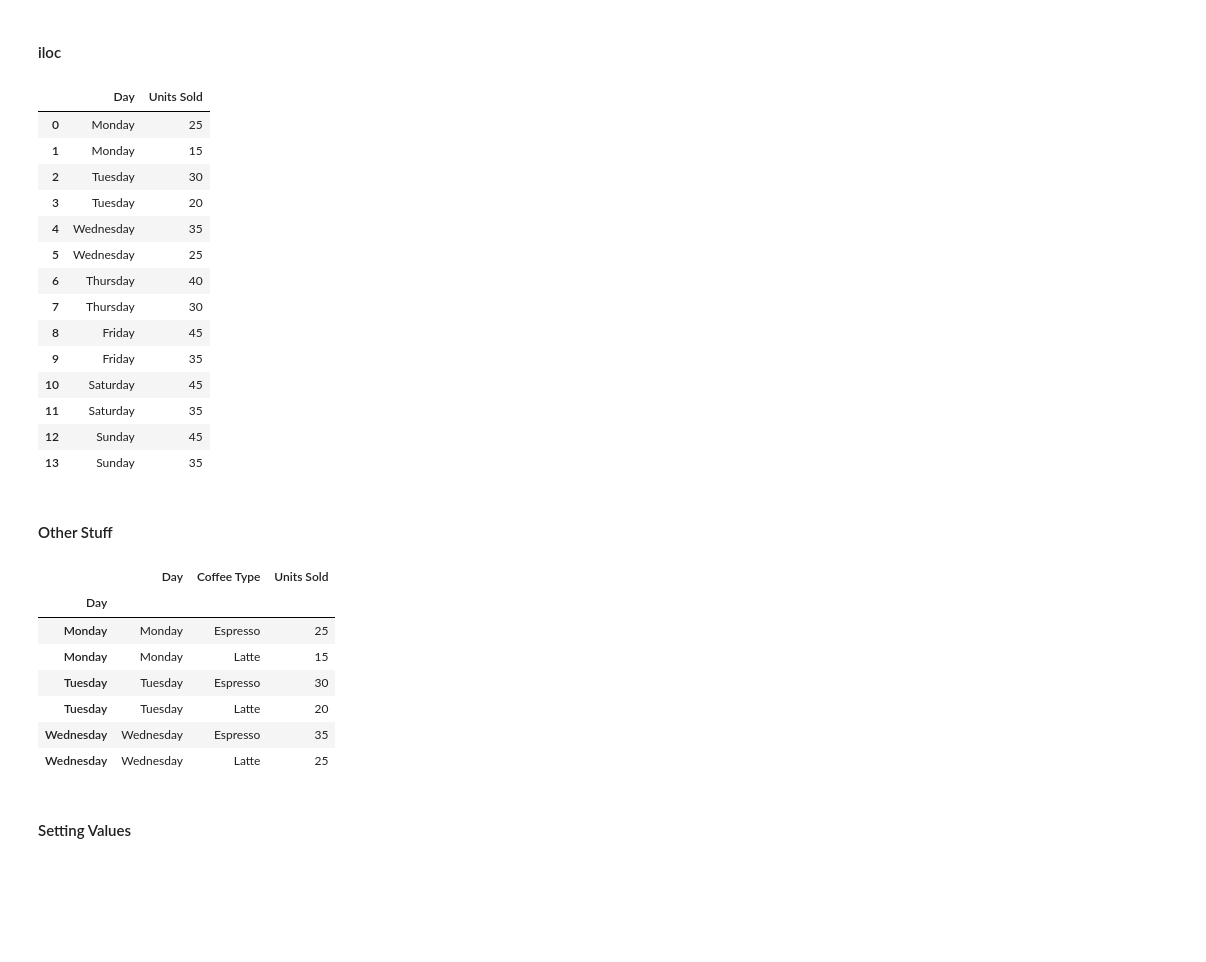
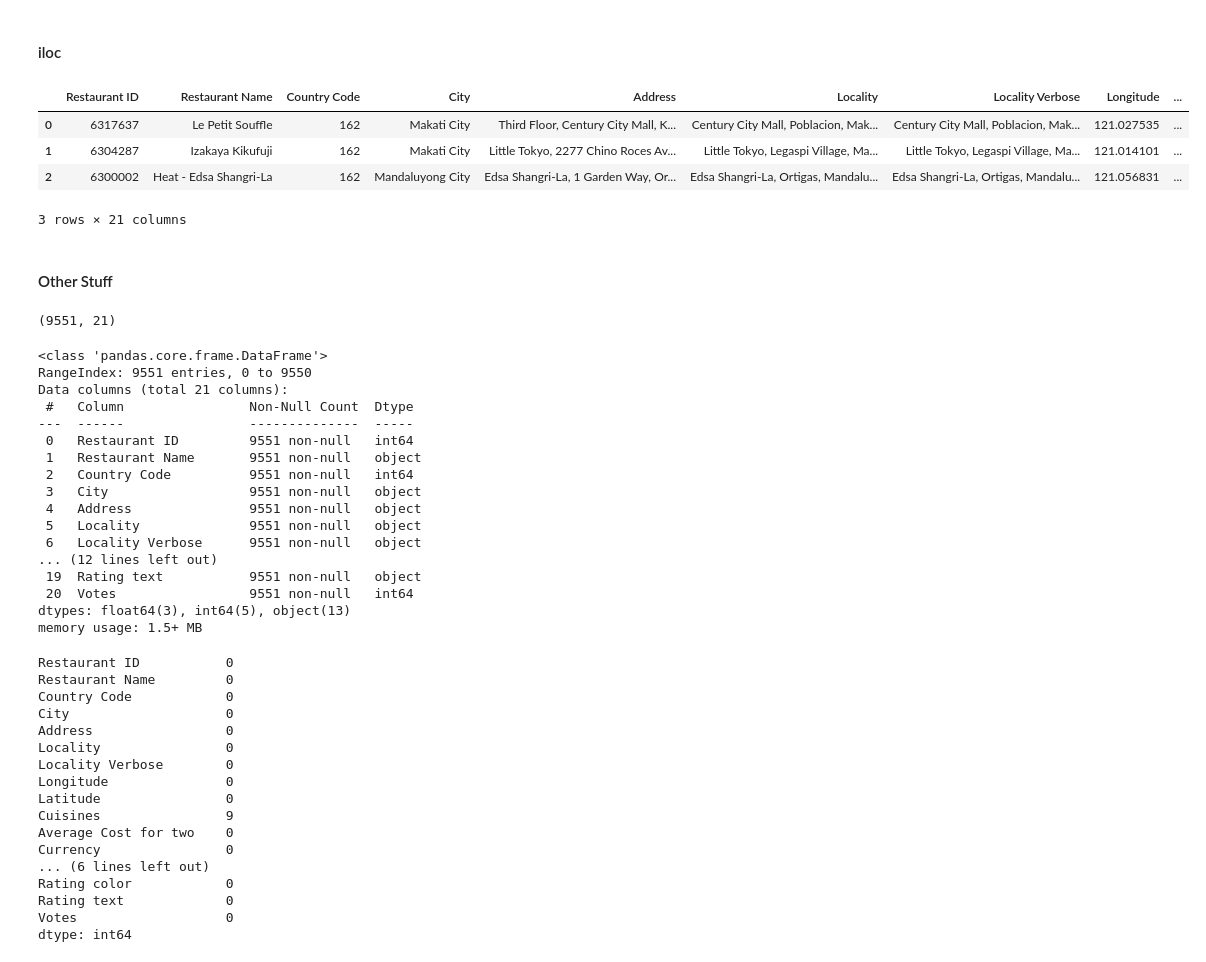
Before and after one commit to NehalLabib77/Machine_Learning, a Jupyter notebook: Data-Analysis/Pandas/.ipynb, the cells around one changed output. Saved outputs shown, nothing was run; the diff lists cells and outputs as text; code cells hidden in the pictures; blank space fills up the shorter version.

```diff
--- a/Data-Analysis/Pandas/.ipynb
+++ b/Data-Analysis/Pandas/.ipynb
@@ -430,43 +422,60 @@ df[['A', 'B', 'C']].mean()
 #### iloc
 # %%
 # Load data from CSV file
-df_csv = pd.read_csv('../../CSV_File/zomato.csv')
-df_csv.head()
+df_csv = pd.read_csv('zomato.csv')
+df_csv.head(3)
 # %% [output]
-|  | Day | Units Sold |
-| 0 | Monday | 25 |
-| 1 | Monday | 15 |
-| 2 | Tuesday | 30 |
-| 3 | Tuesday | 20 |
-| 4 | Wednesday | 35 |
-| 5 | Wednesday | 25 |
-| 6 | Thursday | 40 |
-| 7 | Thursday | 30 |
-| 8 | Friday | 45 |
-| 9 | Friday | 35 |
-| 10 | Saturday | 45 |
-| 11 | Saturday | 35 |
-| 12 | Sunday | 45 |
-| 13 | Sunday | 35 |
+|  | Restaurant ID | Restaurant Name | Country Code | City | Address | Locality | Locality Verbose | Longitude | ... |
+| 0 | 6317637 | Le Petit Souffle | 162 | Makati City | Third Floor, Century City Mall, K... | Century City Mall, Poblacion, Mak... | Century City Mall, Poblacion, Mak... | 121.027535 | ... |
+| 1 | 6304287 | Izakaya Kikufuji | 162 | Makati City | Little Tokyo, 2277 Chino Roces Av... | Little Tokyo, Legaspi Village, Ma... | Little Tokyo, Legaspi Village, Ma... | 121.014101 | ... |
+| 2 | 6300002 | Heat - Edsa Shangri-La | 162 | Mandaluyong City | Edsa Shangri-La, 1 Garden Way, Or... | Edsa Shangri-La, Ortigas, Mandalu... | Edsa Shangri-La, Ortigas, Mandalu... | 121.056831 | ... |
+3 rows × 21 columns
 # %% [markdown]
 #### Other Stuff
 # %%
 # Check shape of loaded data
 print(df_csv.shape)
+# %% [output]
+(9551, 21)
 # %%
 # Get data types and info
 df_csv.info()
 # %% [output]
-|  | Day | Coffee Type | Units Sold |
-| Day |  |  |  |
-| Monday | Monday | Espresso | 25 |
-| Monday | Monday | Latte | 15 |
-| Tuesday | Tuesday | Espresso | 30 |
-| Tuesday | Tuesday | Latte | 20 |
-| Wednesday | Wednesday | Espresso | 35 |
-| Wednesday | Wednesday | Latte | 25 |
+<class 'pandas.core.frame.DataFrame'>
+RangeIndex: 9551 entries, 0 to 9550
+Data columns (total 21 columns):
+ #   Column                Non-Null Count  Dtype
+---  ------                --------------  -----
+ 0   Restaurant ID         9551 non-null   int64
+ 1   Restaurant Name       9551 non-null   object
+ 2   Country Code          9551 non-null   int64
+ 3   City                  9551 non-null   object
+ 4   Address               9551 non-null   object
+ 5   Locality              9551 non-null   object
+ 6   Locality Verbose      9551 non-null   object
+... (12 lines left out)
+ 19  Rating text           9551 non-null   object
+ 20  Votes                 9551 non-null   int64
+dtypes: float64(3), int64(5), object(13)
+memory usage: 1.5+ MB
 # %%
 # Check for missing values in the loaded data
 print(df_csv.isnull().sum())
+# %% [output]
+Restaurant ID           0
+Restaurant Name         0
+Country Code            0
+City                    0
+Address                 0
+Locality                0
+Locality Verbose        0
+Longitude               0
+Latitude                0
+Cuisines                9
+Average Cost for two    0
+Currency                0
+... (6 lines left out)
+Rating color            0
+Rating text             0
+Votes                   0
+dtype: int64
-# %% [markdown]
-#### Setting Values
```
Also changed, not shown: parts of 131 cells of this notebook.
